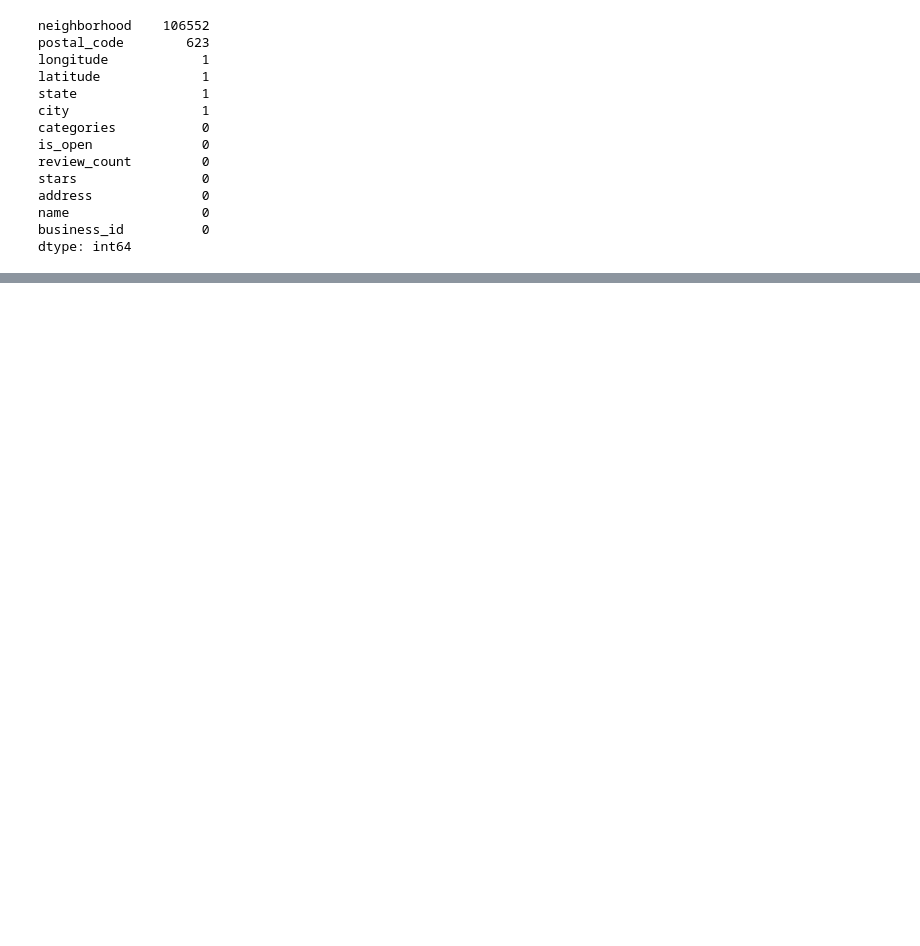
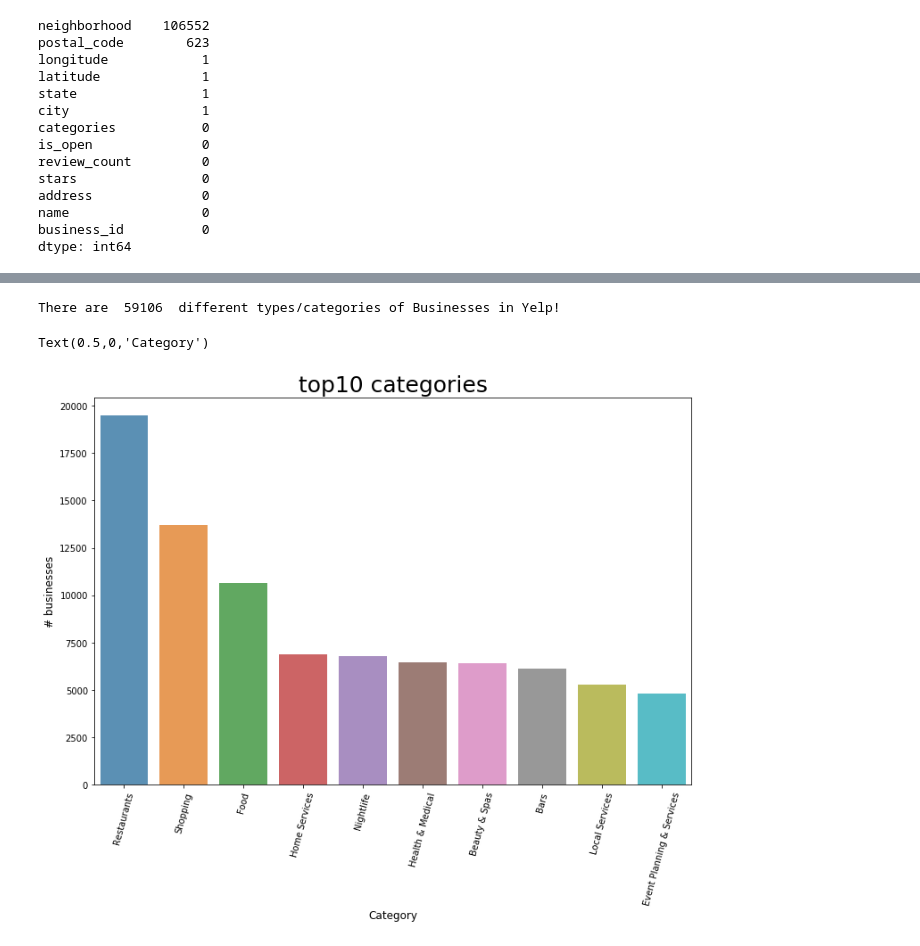
Before and after one commit to LCalso/Calso_Project1_Yelp-Star-Rating, a Jupyter notebook: Calso_Project1_Yelp.ipynb, the cells around one changed output, grey strips where cells are left out. Saved outputs shown, nothing was run; the diff lists cells and outputs as text; code cells hidden in the pictures; blank space fills up the shorter version.

```diff
--- a/Calso_Project1_Yelp.ipynb
+++ b/Calso_Project1_Yelp.ipynb
@@ -55 +124,23 @@ Name: city, Length: 1093, dtype: int64
+# %%
+# bar graph of popular business categories
+business_cats=' '.join(business_data['categories'])
+
+cats=pd.DataFrame(business_cats.split(';'),columns=['category'])
+x=cats.category.value_counts()
+print("There are ",len(x)," different types/categories of Businesses in Yelp!")
+#prep for chart
+x=x.sort_values(ascending=False)
+x=x.iloc[0:10]
+
+plt.figure(figsize=(12,8))
+ax = sns.barplot(x.index, x.values, alpha=0.8)
+plt.title("top10 categories",fontsize=25)
+locs, labels = plt.xticks()
+plt.setp(labels, rotation=75)
+plt.ylabel('# businesses', fontsize=12)
+plt.xlabel('Category', fontsize=12)
+# %% [output]
+There are  59106  different types/categories of Businesses in Yelp!
+Text(0.5,0,'Category')
+[figure, added]
 # %%
```
Also changed, not shown: parts of 28 cells of this notebook.
